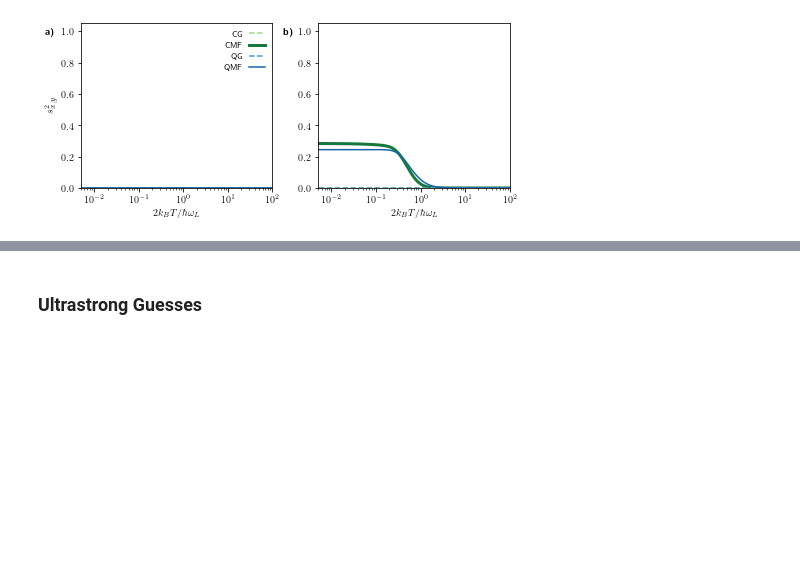
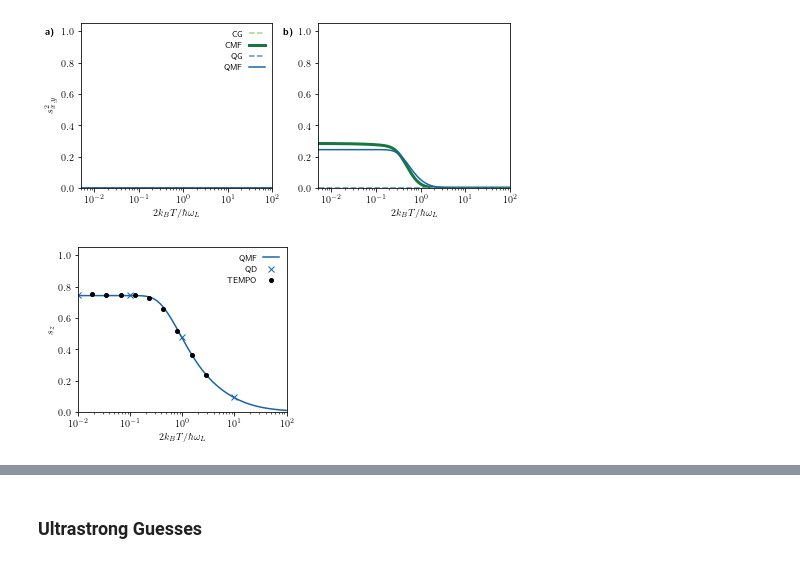
Before and after one commit to quantum-exeter/QuantumSpinDynamics, a Jupyter notebook: plot/plotStatics.ipynb, the cells around one changed output, grey strips where cells are left out. Cells and saved outputs as stored; diff of their text form; code cells hidden in the pictures; blank space fills up the shorter version.

```diff
--- a/plot/plotStatics.ipynb
+++ b/plot/plotStatics.ipynb
@@ -268,4 +268,35 @@ fig.tight_layout(w_pad = 1.4)
 plt.savefig('C://Users//crh222//Dropbox//PhD//1. 3D Project///Paper//Graphs//sxy_T_prmd_new_1D_model.pdf', dpi=300) # Export for Windows
 # %% [output]
 [figure]
+# %%
+fig, ax = plt.subplots(1, 1, figsize=(3.75, 3))  #size in inches
+
+bcmap = plt.get_cmap('Blues')
+ocmap = plt.get_cmap('YlGn')
+rcmap = plt.get_cmap('Greys')
+
+ax.set_xlabel("$2k_B T/\hbar\omega_L$")
+ax.set_ylabel("$s_z$")
+
+ax.set_xlim(1.0e-2, 1.0e2)
+ax.set_ylim(0.0, 1.05)
+
+##### Data 3D ######
+
+## Quantum ##
+ax.semilogx(data3D_prmd[:,0], data3D_prmd[:,3], color=bcmap(0.8), label='QMF') # MFGS
+ax.plot(0.01, 0.745, color=bcmap(0.8), marker='x', linestyle='None', label='QD') # Dynamics
+ax.plot(0.1, 0.745, color=bcmap(0.8), marker='x', linestyle='None') # Dynamics
+ax.plot(1, 0.476, color=bcmap(0.8), marker='x', linestyle='None') # Dynamics
+ax.plot(10, 0.0942, color=bcmap(0.8), marker='x', linestyle='None') # Dynamics
+ax.semilogx(data_tempo[:,0], data_tempo[:,1], 'ko', markersize=4, label='TEMPO') # TEMPO
+
+ax.legend(ncol=1, loc='upper right', frameon=False, markerfirst=False)
+
+fig.tight_layout(w_pad = 0.5)
+
+# plt.savefig('/Users/charliehogg/Dropbox/PhD/1. 3D Project/Paper/Graphs/sz_T_appendix.pdf', dpi=300) # Export for Mac
+plt.savefig('C://Users/crh222/Dropbox/PhD/1. 3D Project/Paper/Graphs/sz_T_appendix.pdf', dpi=300) # Export for Windows
+# %% [output]
+[figure, added]
 # %% [markdown]
```
Also changed, not shown: parts of 4 cells of this notebook.
